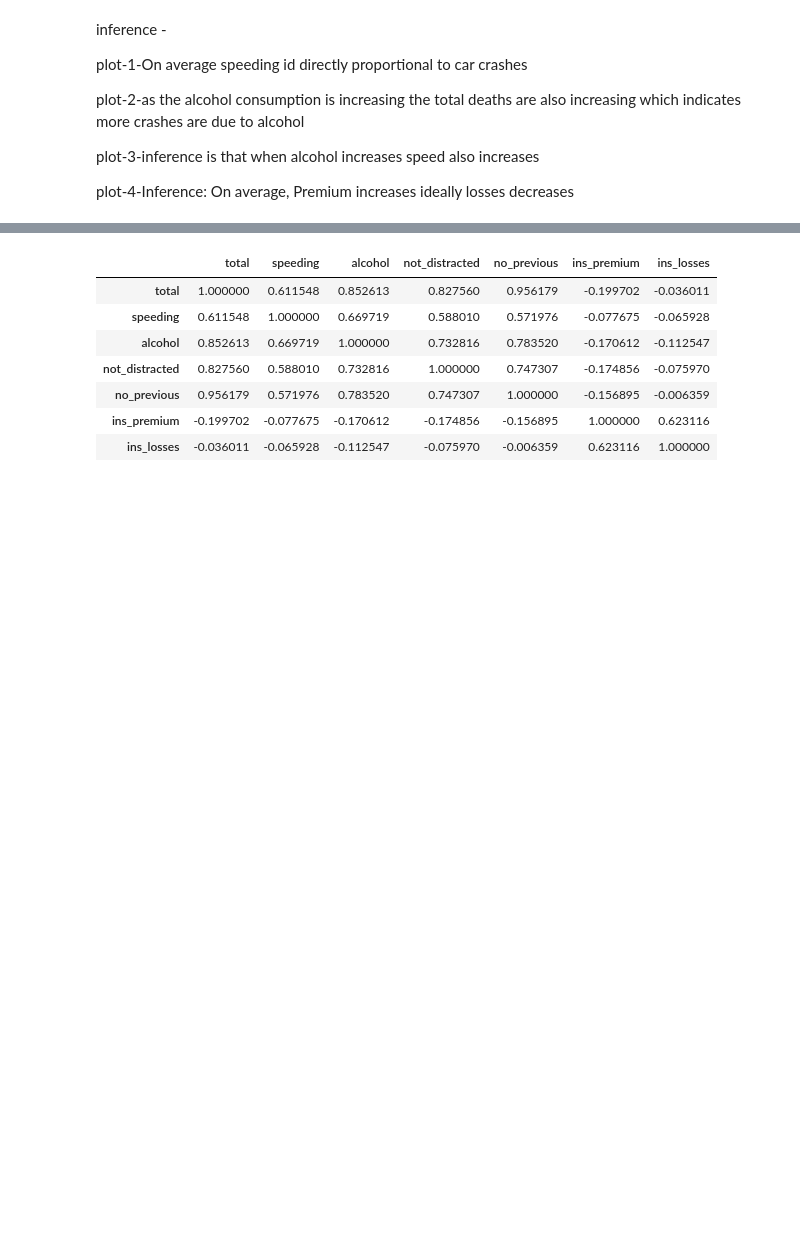
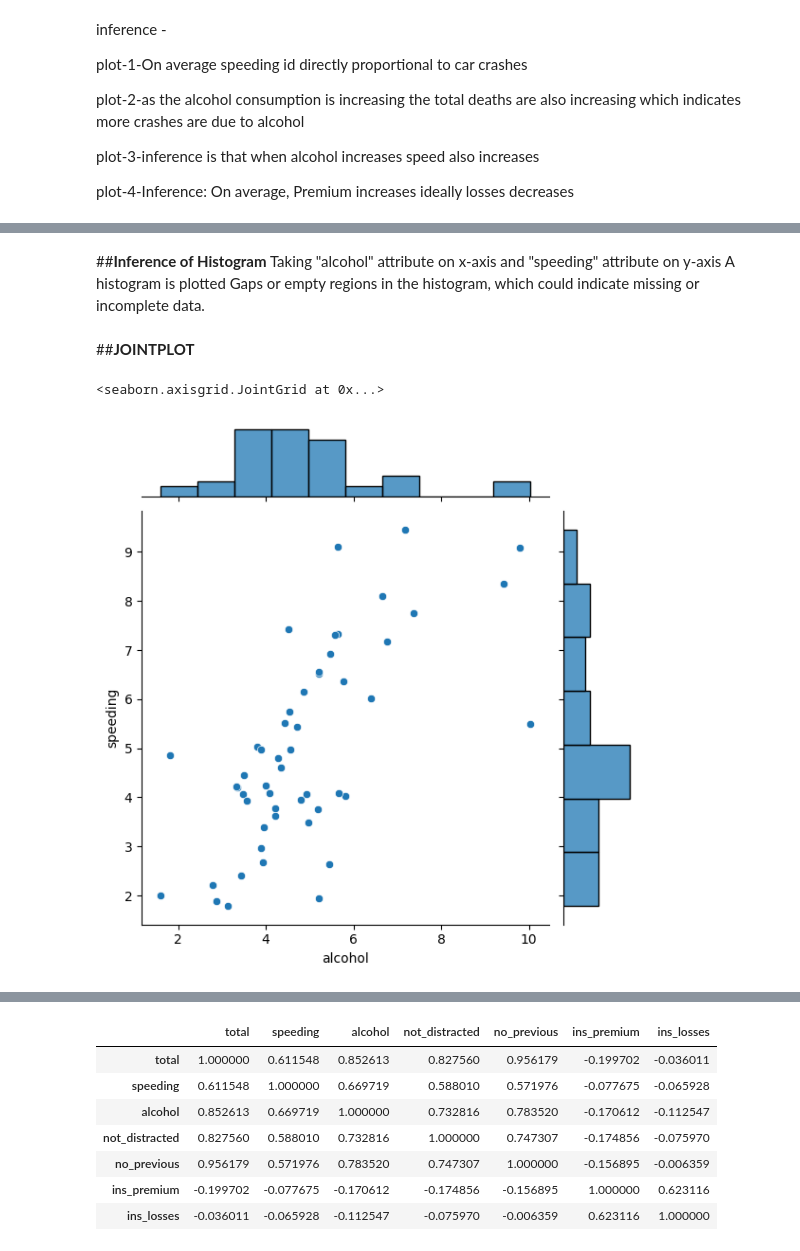
Before and after one commit to smartinternz02/SI-GuidedProject-580767-1694625136, a Jupyter notebook: sb_assignment2.ipynb, the cells around one changed output, grey strips where cells are left out. Saved outputs shown, nothing was run; the diff lists cells and outputs as text; code cells hidden in the pictures; blank space fills up the shorter version.

```diff
--- a/sb_assignment2.ipynb
+++ b/sb_assignment2.ipynb
@@ -165,0 +195,12 @@ plot-4-Inference: On average, Premium increases ideally losses decreases
+# %% [markdown]
+##**Inference of Histogram**
+Taking "alcohol" attribute on x-axis and "speeding" attribute on y-axis
+A histogram is plotted
+Gaps or empty regions in the histogram, which could indicate missing or incomplete data.
+# %% [markdown]
+##**JOINTPLOT**
+# %%
+sns.jointplot(x="alcohol",y="speeding",data=df)
+# %% [output]
+<seaborn.axisgrid.JointGrid at 0x...>
+[figure, added]
```
Also changed, not shown: parts of 10 cells of this notebook.
